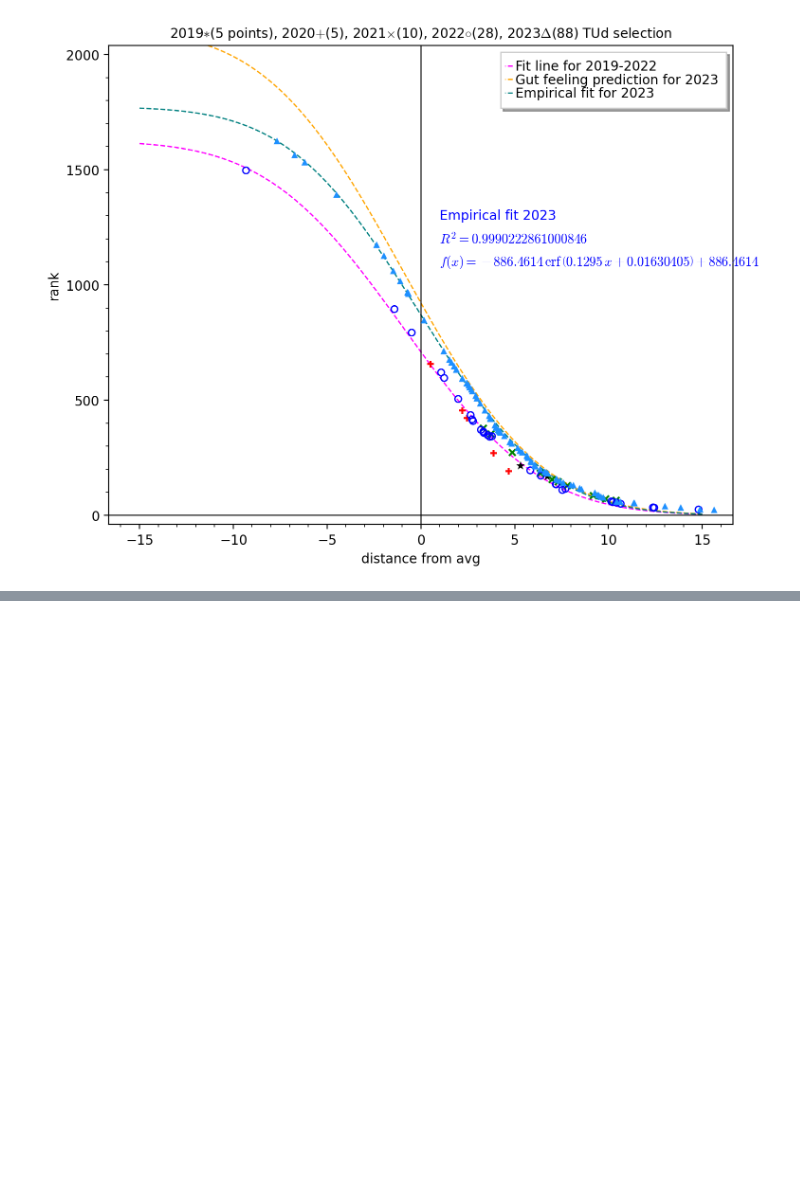
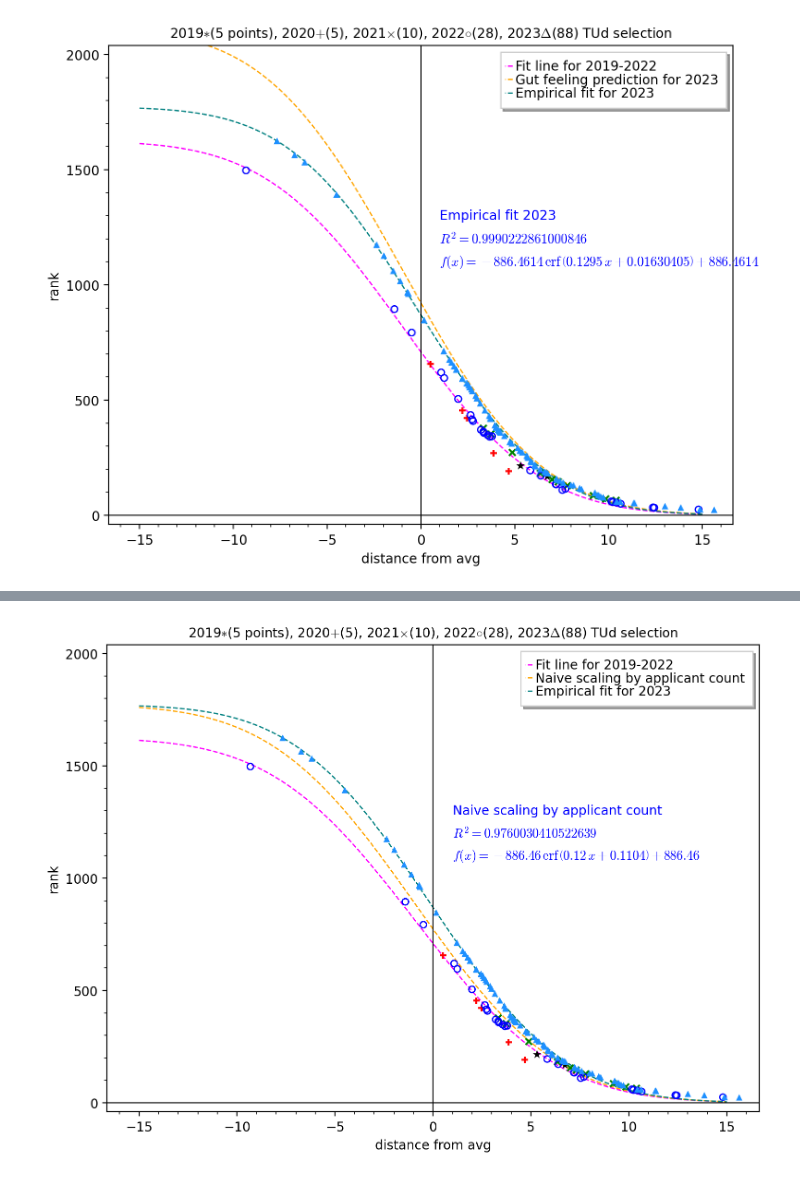
Before and after one commit to erentar/tud-aero-selection-rankings, a Jupyter notebook: report.ipynb, the cells around one changed output, grey strips where cells are left out. Cells and saved outputs as stored; diff of their text form; code cells hidden in the pictures; blank space fills up the shorter version.

```diff
--- a/report.ipynb
+++ b/report.ipynb
@@ -328,0 +366,93 @@ combined.show(
+# %%
+predicted_fit = old_fit.copy()
+predicted_fit[0] = (a == predicted_fit[0].rhs()*_17)
+# %%
+fit2023 = fit_to_year(year(2023))
+current_data = year(2023)
+combined = \
+    scatter_plot(
+        year(2019),
+        marker="*",
+        facecolor="black",
+        edgecolor="none",
+        markersize=50,
+        axes_labels=["distance from avg","rank"],
+    ) + \
+    scatter_plot(
+        year(2020),
+        marker="+",
+        facecolor="red",
+        edgecolor="none",
+        markersize=25,
+        axes_labels=["distance from avg","rank"]
+    ) + \
+    scatter_plot(
+        year(2021),
+        marker="x",
+        facecolor="green",
+        edgecolor="none",
+        markersize=25,
+        axes_labels=["distance from avg","rank"]
+    ) + \
+    scatter_plot(
+        year(2022),
+        marker="o",
+        facecolor="none",
+        edgecolor="blue",
+        markersize=25,
+        axes_labels=["distance from avg","rank"]
+    ) + \
+    scatter_plot(
+        year(2023),
+        marker="^",
+        facecolor="dodgerblue",
+        edgecolor="none",
+        markersize=25,
+        axes_labels=["distance from avg","rank"]
+    ) + \
+    plot(
+        model.subs(old_fit)(x),
+        (x,-15,15),
+        linestyle="--",
+        color="magenta",
+        legend_label="Fit line for 2019-2022"
+    ) + \
+    plot(
+        model.subs(predicted_fit)(x),
+        (x,-15,15),
+        linestyle="--",
+        color="orange",
+        legend_label="Naive scaling by applicant count"
+    ) + \
+    plot(
+        model.subs(fit2023)(x),
+        (x,-15,15),
+        linestyle="--",
+        color="teal",
+        legend_label="Empirical fit for 2023"
+    ) + \
+    text(
+        "Naive scaling by applicant count",
+        (1,1300),
+        horizontal_alignment="left"
+    ) + \
+    text(
+        f"$R^2 = {r2_score(current_data[:,1],list(map(model.subs(predicted_fit),current_data[:,0])))}$",
+        (1,1200),
+        horizontal_alignment="left"
+    ) + \
+    text(
+        f"$f(x)={latex(model.subs([i.lhs() == round(i.rhs(),2) for i in predicted_fit])(x))}$",
+        (1,1100),
+        horizontal_alignment="left"
+    )
+combined.set_axes_range(xmin=-16, xmax=16,ymin=0,ymax=2000)
+combined.show(
+    title=f"2019$*$({len(year(2020))} points), 2020$+$({len(year(2020))}), 2021$\\times$({len(year(2021))}), 2022$\\circ$({len(year(2022))}), 2023$\Delta$({len(year(2023))}) TUd selection",
+    frame=True,
+    dpi=200,
+    figsize=8,
+    axes_labels_size=1
+)
+# %% [output]
+[figure, added]
```
Also changed, not shown: parts of 16 cells of this notebook, 1 other file.
